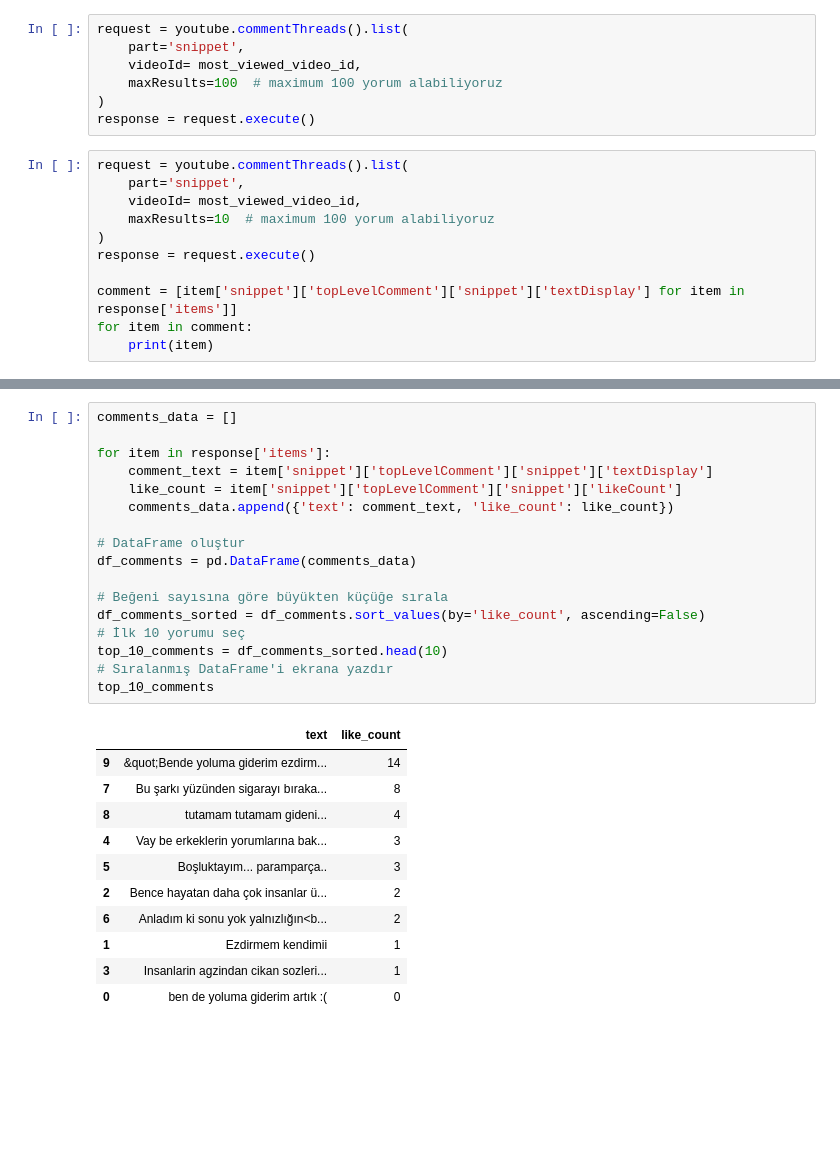
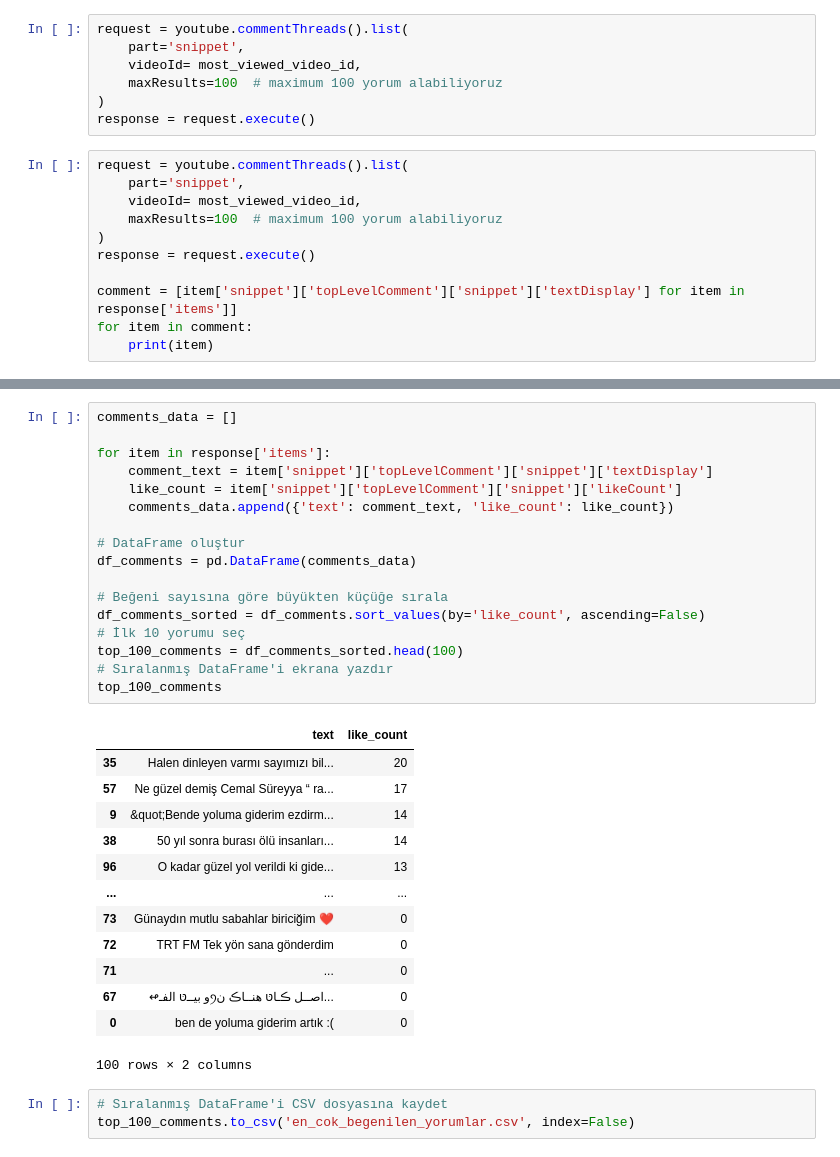
Before and after one commit to BusraSarikaya1/youtube-api-project, a Jupyter notebook: analysis.ipynb, the cells around one changed output, grey strips where cells are left out. Drawn from its saved outputs; the diff is of its cells as text; blank space fills up the shorter version.

Commit message:
add data visualization

```diff
--- a/analysis.ipynb
+++ b/analysis.ipynb
@@ -310,7 +310,7 @@ response = request.execute()
 request = youtube.commentThreads().list(
     part='snippet',
     videoId= most_viewed_video_id,
-    maxResults=10  # maximum 100 yorum alabiliyoruz
+    maxResults=100  # maximum 100 yorum alabiliyoruz
 )
 response = request.execute()
 
@@ -331,29 +338,34 @@ tutamam tutamam gideni...
 # %%
 comments_data = []
 
 for item in response['items']:
     comment_text = item['snippet']['topLevelComment']['snippet']['textDisplay']
     like_count = item['snippet']['topLevelComment']['snippet']['likeCount']
     comments_data.append({'text': comment_text, 'like_count': like_count})
 
 # DataFrame oluştur
 df_comments = pd.DataFrame(comments_data)
 
 # Beğeni sayısına göre büyükten küçüğe sırala
 df_comments_sorted = df_comments.sort_values(by='like_count', ascending=False)
 # İlk 10 yorumu seç
-top_10_comments = df_comments_sorted.head(10)
+top_100_comments = df_comments_sorted.head(100)
 # Sıralanmış DataFrame'i ekrana yazdır
-top_10_comments
+top_100_comments
 # %% [output]
 |  | text | like_count |
+| 35 | Halen dinleyen varmı sayımızı bil... | 20 |
+| 57 | Ne güzel demiş Cemal Süreyya “ ra... | 17 |
 | 9 | &quot;Bende yoluma giderim ezdirm... | 14 |
-| 7 | Bu şarkı yüzünden sigarayı bıraka... | 8 |
-| 8 | tutamam tutamam gideni... | 4 |
-| 4 | Vay be erkeklerin yorumlarına bak... | 3 |
-| 5 | Boşluktayım... paramparça.. | 3 |
-| 2 | Bence hayatan daha çok insanlar ü... | 2 |
-| 6 | Anladım ki sonu yok yalnızlığın<b... | 2 |
-| 1 | Ezdirmem kendimii | 1 |
-| 3 | Insanlarin agzindan cikan sozleri... | 1 |
+| 38 | 50 yıl sonra burası ölü insanları... | 14 |
+| 96 | O kadar güzel yol verildi ki gide... | 13 |
+| ... | ... | ... |
+| 73 | Günaydın mutlu sabahlar biriciğim ❤ | 0 |
+| 72 | TRT FM Tek yön sana gönderdim | 0 |
+| 71 | ... | 0 |
+| 67 | ↫و بيــטּ الفـꪆاصــل ڪـاטּ هنــاڪ ن... | 0 |
 | 0 | ben de yoluma giderim artık :( | 0 |
+100 rows × 2 columns
+# %%
+# Sıralanmış DataFrame'i CSV dosyasına kaydet
+top_100_comments.to_csv('en_cok_begenilen_yorumlar.csv', index=False)
```
Also changed, not shown: parts of 10 cells of this notebook.
